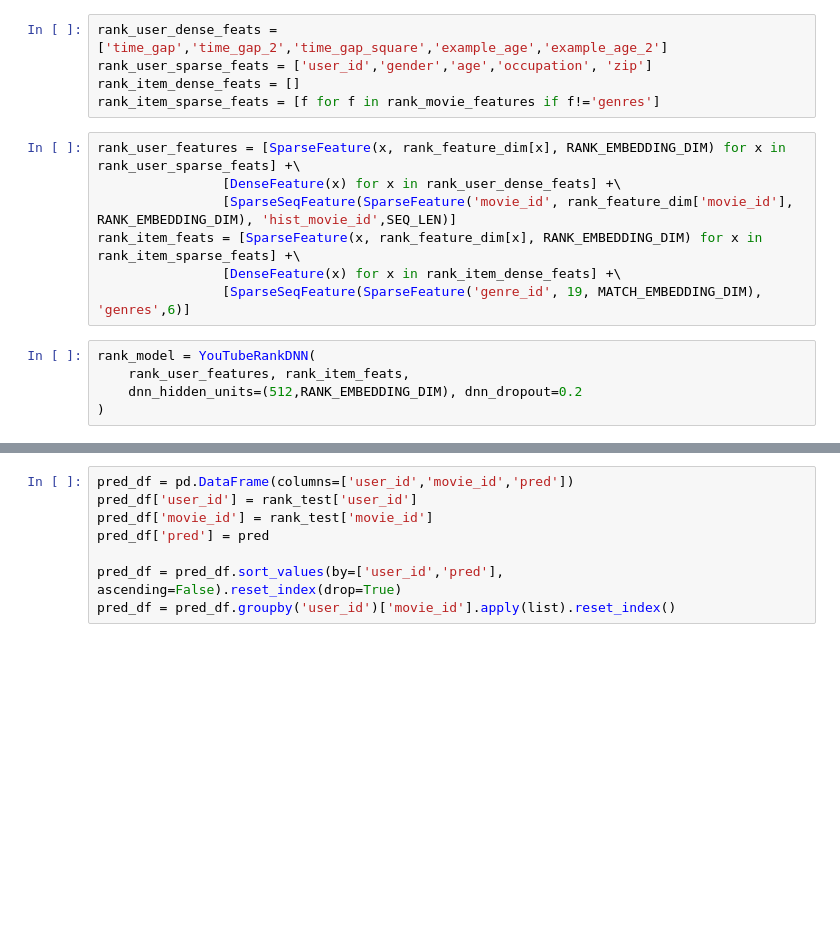
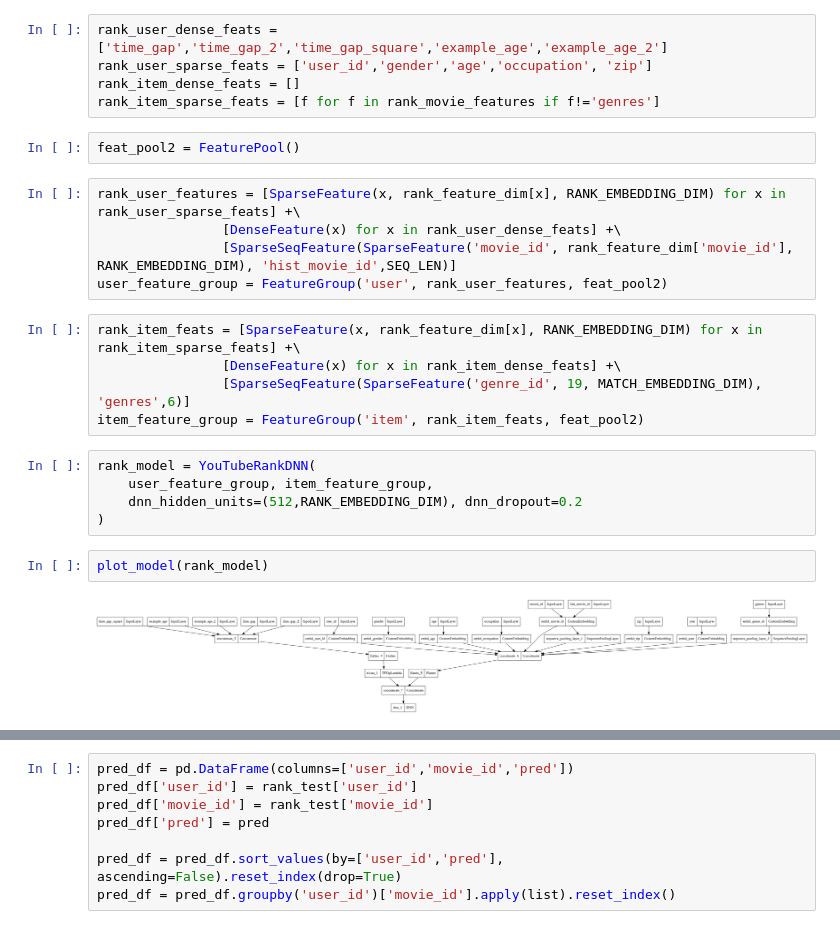
Before and after one commit to Wp-Zhang/HandyRec, a Jupyter notebook: examples/YouTubeDNN.ipynb, the cells around one changed output, grey strips where cells are left out. Drawn from its saved outputs; the diff is of its cells as text; blank space fills up the shorter version.

```diff
--- a/examples/YouTubeDNN.ipynb
+++ b/examples/YouTubeDNN.ipynb
@@ -246,18 +254,27 @@ rank_user_dense_feats = ['time_gap','time_gap_2','time_gap_square','example_age'
 rank_user_sparse_feats = ['user_id','gender','age','occupation', 'zip']
 rank_item_dense_feats = []
 rank_item_sparse_feats = [f for f in rank_movie_features if f!='genres']
+# %%
+feat_pool2 = FeaturePool()
 # %%
 rank_user_features = [SparseFeature(x, rank_feature_dim[x], RANK_EMBEDDING_DIM) for x in rank_user_sparse_feats] +\
                 [DenseFeature(x) for x in rank_user_dense_feats] +\
                 [SparseSeqFeature(SparseFeature('movie_id', rank_feature_dim['movie_id'], RANK_EMBEDDING_DIM), 'hist_movie_id',SEQ_LEN)]
-rank_item_feats = [SparseFeature(x, rank_feature_dim[x], RANK_EMBEDDING_DIM) for x in rank_item_sparse_feats] +\
-                [DenseFeature(x) for x in rank_item_dense_feats] +\
-                [SparseSeqFeature(SparseFeature('genre_id', 19, MATCH_EMBEDDING_DIM), 'genres',6)]
+user_feature_group = FeatureGroup('user', rank_user_features, feat_pool2)
+# %%
+rank_item_feats = [SparseFeature(x, rank_feature_dim[x], RANK_EMBEDDING_DIM) for x in rank_item_sparse_feats] +\
+                [DenseFeature(x) for x in rank_item_dense_feats] +\
+                [SparseSeqFeature(SparseFeature('genre_id', 19, MATCH_EMBEDDING_DIM), 'genres',6)]
+item_feature_group = FeatureGroup('item', rank_item_feats, feat_pool2)
 # %%
 rank_model = YouTubeRankDNN(
-    rank_user_features, rank_item_feats,
+    user_feature_group, item_feature_group,
     dnn_hidden_units=(512,RANK_EMBEDDING_DIM), dnn_dropout=0.2
 )
+# %%
+plot_model(rank_model)
+# %% [output]
+[figure, added]
 # %%
 rank_model.compile(optimizer=tf.keras.optimizers.Adam(lr=1e-4), loss=binary_crossentropy)
 early_stop = tf.keras.callbacks.EarlyStopping(monitor='val_loss', patience=5)
```
Also changed, not shown: parts of 24 cells of this notebook, 1 other file.
